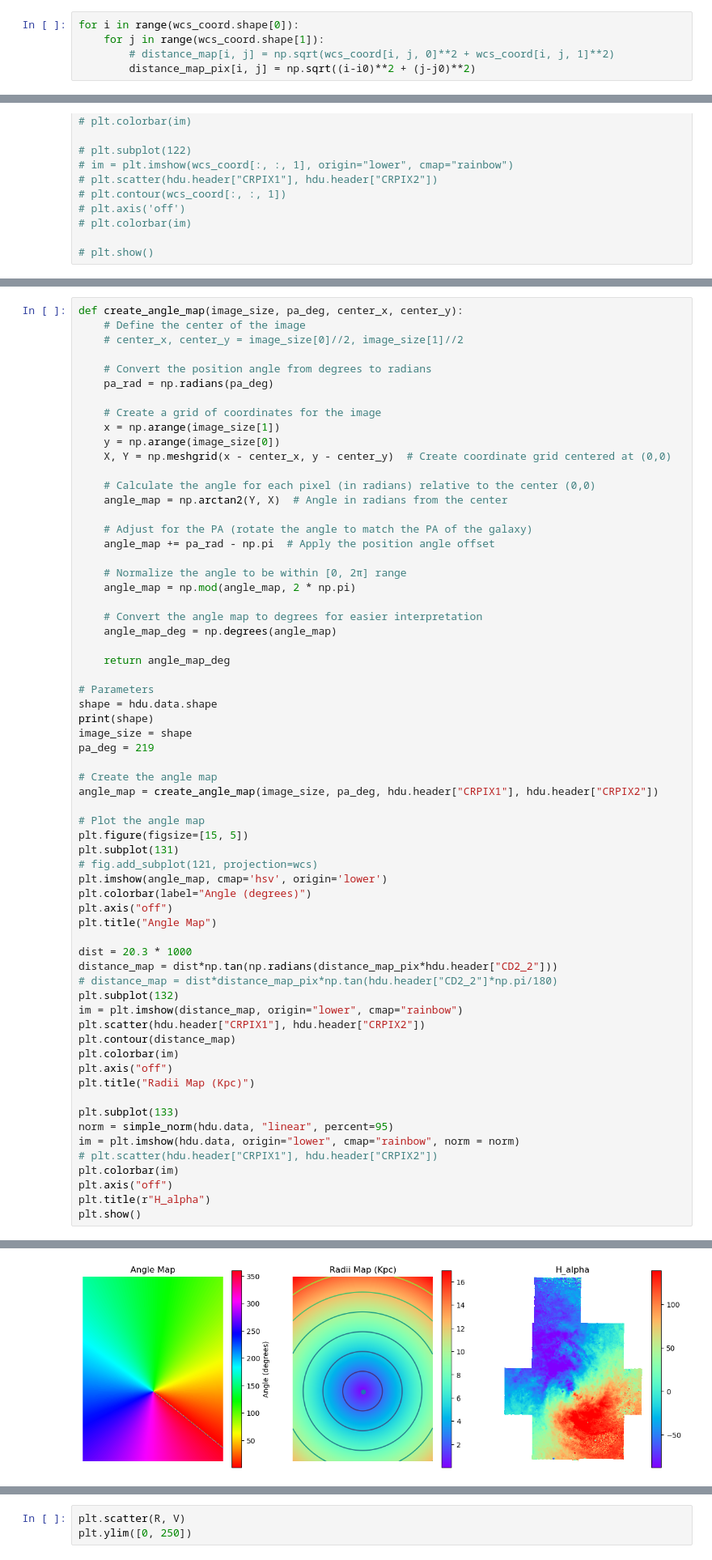
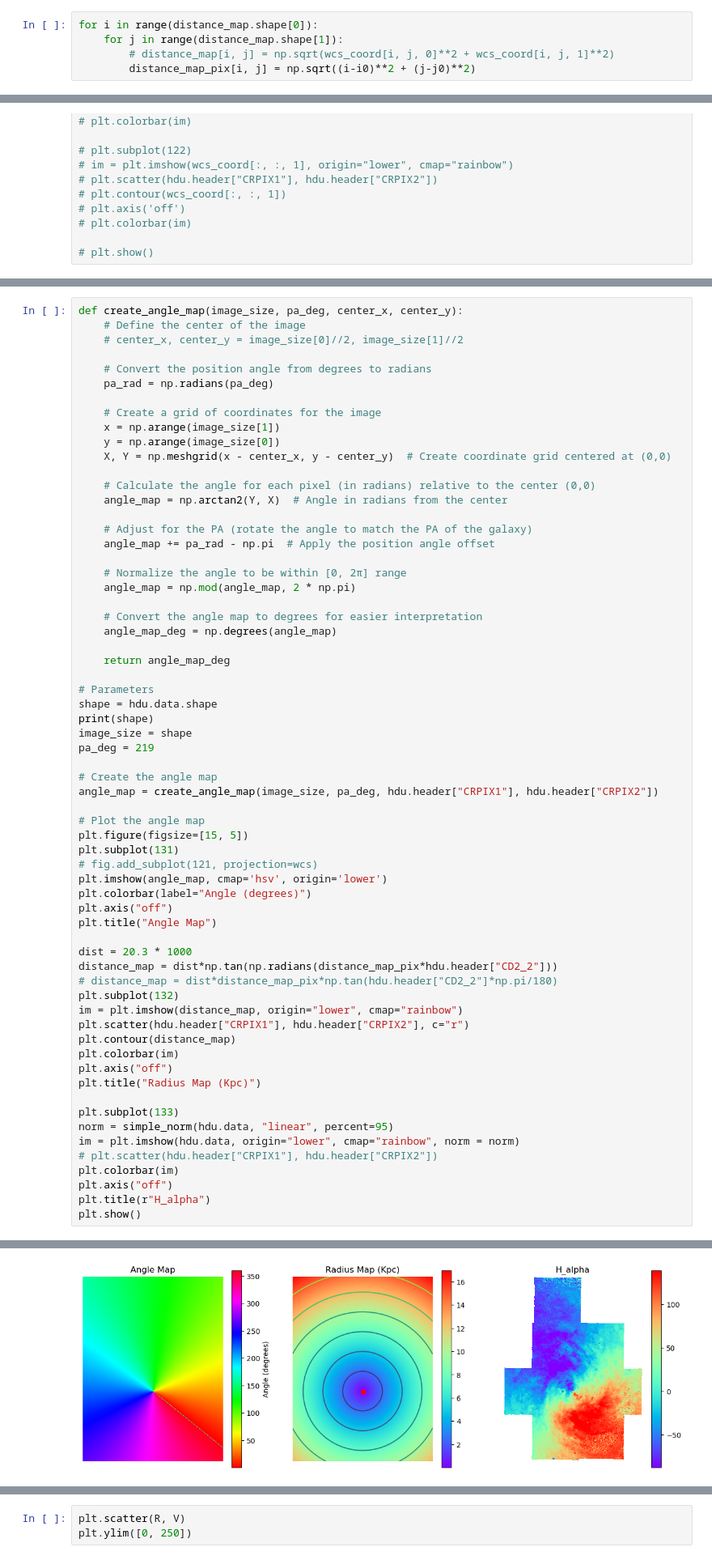
Before and after one commit to Polina-Kochergina/velocity_gradients, a Jupyter notebook: vel_grad.ipynb, the cells around one changed output, grey strips where cells are left out. Shown at 81% size. Cells and saved outputs as stored; diff of their text form.

```diff
--- a/vel_grad.ipynb
+++ b/vel_grad.ipynb
@@ -87,7 +92,7 @@ print(i0, j0)
 # %% [output]
 451.21399818598 447.31895706293
 # %%
-for i in range(wcs_coord.shape[0]):
-    for j in range(wcs_coord.shape[1]):
+for i in range(distance_map.shape[0]):
+    for j in range(distance_map.shape[1]):
         # distance_map[i, j] = np.sqrt(wcs_coord[i, j, 0]**2 + wcs_coord[i, j, 1]**2)
         distance_map_pix[i, j] = np.sqrt((i-i0)**2 + (j-j0)**2)
@@ -161,36 +157,36 @@ pa_deg = 219
 angle_map = create_angle_map(image_size, pa_deg, hdu.header["CRPIX1"], hdu.header["CRPIX2"])
 
 # Plot the angle map
 plt.figure(figsize=[15, 5])
 plt.subplot(131)
 # fig.add_subplot(121, projection=wcs)
 plt.imshow(angle_map, cmap='hsv', origin='lower')
 plt.colorbar(label="Angle (degrees)")
 plt.axis("off")
 plt.title("Angle Map")
 
 dist = 20.3 * 1000
 distance_map = dist*np.tan(np.radians(distance_map_pix*hdu.header["CD2_2"]))
 # distance_map = dist*distance_map_pix*np.tan(hdu.header["CD2_2"]*np.pi/180)
 plt.subplot(132)
 im = plt.imshow(distance_map, origin="lower", cmap="rainbow")
-plt.scatter(hdu.header["CRPIX1"], hdu.header["CRPIX2"])
+plt.scatter(hdu.header["CRPIX1"], hdu.header["CRPIX2"], c="r")
 plt.contour(distance_map)
 plt.colorbar(im)
 plt.axis("off")
-plt.title("Radii Map (Kpc)")
+plt.title("Radius Map (Kpc)")
 
 plt.subplot(133)
 norm = simple_norm(hdu.data, "linear", percent=95)
 im = plt.imshow(hdu.data, origin="lower", cmap="rainbow", norm = norm)
 # plt.scatter(hdu.header["CRPIX1"], hdu.header["CRPIX2"])
 plt.colorbar(im)
 plt.axis("off")
 plt.title(r"H_alpha")
 plt.show()
 # %% [output]
 (1187, 898)
-[figure, old version]
+[figure, new version]
 # %%
 
 dataHa, hdr = fits.getdata("data/NGC1566_vel_Ha.fits", header=True)
```
Also changed, not shown: parts of 13 cells of this notebook.
